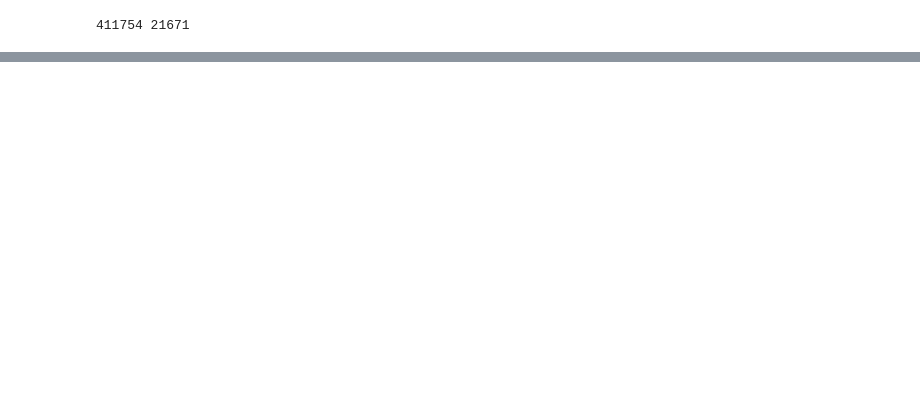
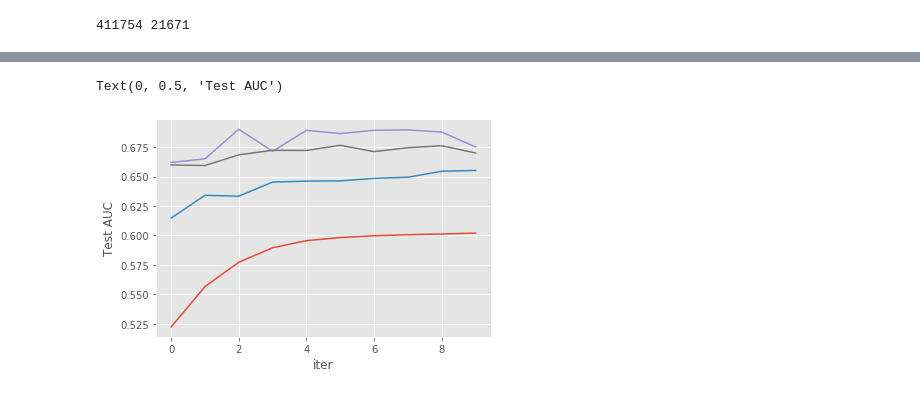
Before and after one commit to Shugarev/analyzer_prediction, a Jupyter notebook: neural_network/pytorch_kyw3.ipynb, the cells around one changed output, grey strips where cells are left out. Cells and saved outputs as stored; diff of their text form; code cells hidden in the pictures; blank space fills up the shorter version.

```diff
--- a/neural_network/pytorch_kyw3.ipynb
+++ b/neural_network/pytorch_kyw3.ipynb
@@ -281,0 +393,3 @@ stat_best.iloc[:,:15]
+# %%
+n_feature = len(numeric_cols)
+feature_names = numeric_cols + ['status']
@@ -281,0 +410,20 @@ stat_best.iloc[:,:15]
+# %%
+n_feature = len(numeric_cols)
+def train_m(config):
+    model = MLP(n_feature)
+    train_loader, test_loader = prepare_data(df[feature_names])
+    optimizer = SGD(model.parameters(), lr=config["lr"], momentum=config["momentum"])
+    for i in range(10):
+        train_model(train_loader, model, optimizer, n_epoch=20)
+        acc, _, _, auc_score = evaluate_model(test_loader, model)
+        tune.track.log(mean_accuracy=auc_score)
+# %%
+search_space = {
+    "lr": tune.grid_search([0.001, 0.01, 0.1, 0.2]),
+    "momentum": tune.uniform(0.1, 0.9)
+}
+analysis = tune.run(
+    train_m,
+    verbose=0,
+    config=search_space#{"lr": tune.grid_search([0.001, 0.01, 0.1])}
+)
@@ -281,0 +433,12 @@ stat_best.iloc[:,:15]
+# %%
+%matplotlib inline
+import matplotlib.pyplot as plt
+import matplotlib.style as style
+style.use("ggplot")
+# %%
+dfs = analysis.fetch_trial_dataframes()
+[d.mean_accuracy.plot() for d in dfs.values()]
+plt.xlabel("iter"); plt.ylabel("Test AUC")
+# %% [output]
+Text(0, 0.5, 'Test AUC')
+[figure, added]
```
Also changed, not shown: parts of 37 cells of this notebook.
